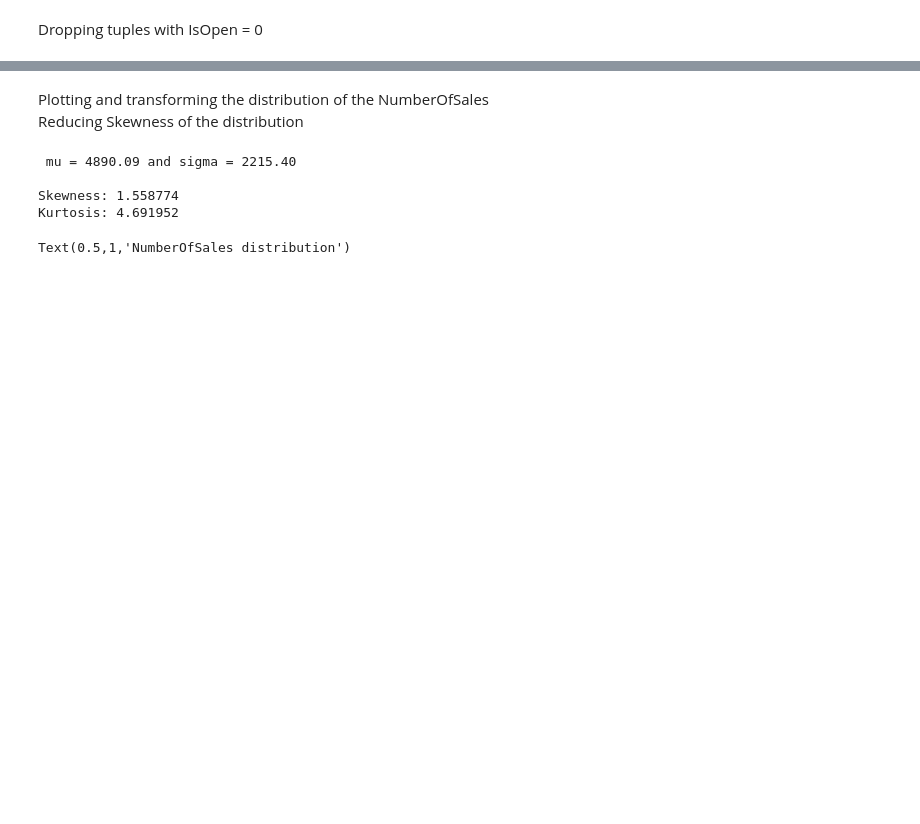
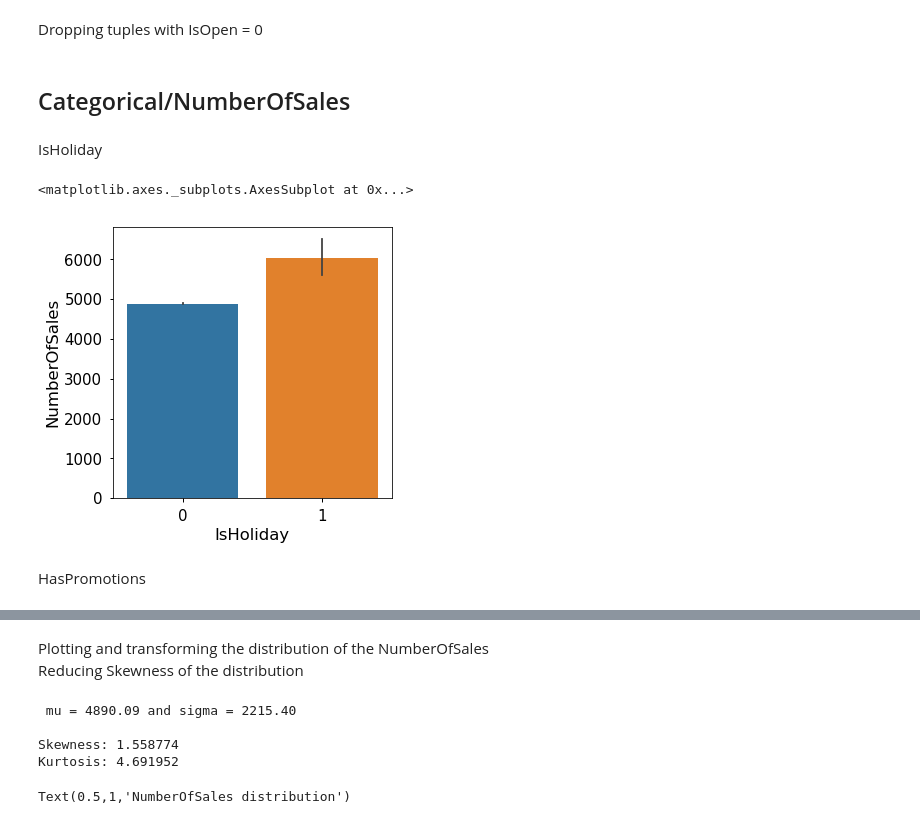
Before and after one commit to PietroMenchetti/DataMiningProject, a Jupyter notebook: Merge.ipynb, the cells around one changed output, grey strips where cells are left out. Saved outputs shown, nothing was run; the diff lists cells and outputs as text; code cells hidden in the pictures; blank space fills up the shorter version.

```diff
--- a/Merge.ipynb
+++ b/Merge.ipynb
@@ -69,3 +65,21 @@ train = train[train.IsOpen != 0]
 train = train.drop(columns=['IsOpen'])
 test = test[test.IsOpen != 0]
 test = test.drop(columns=['IsOpen'])
+# %% [markdown]
+## Categorical/NumberOfSales
+# %%
+train['WindDirDegrees']= train['WindDirDegrees'].apply(lambda x : "Wind "+str(math.floor(x*8/360)))
+train['WindDirDegrees']= train['WindDirDegrees'].apply(lambda x : "Wind 0" if x=="Wind 8" else x)
+# %% [markdown]
+IsHoliday
+# %%
+holy = train['IsHoliday']
+# %%
+sns.set_context("notebook", font_scale=1.5, rc={"lines.linewidth": 1})
+plt.figure(figsize=(5,5))
+sns.barplot(x=holy, y="NumberOfSales", data=train)
+# %% [output]
+<matplotlib.axes._subplots.AxesSubplot at 0x...>
+[figure, added]
+# %% [markdown]
+HasPromotions
```
Also changed, not shown: parts of 44 cells of this notebook, 2 other files.
